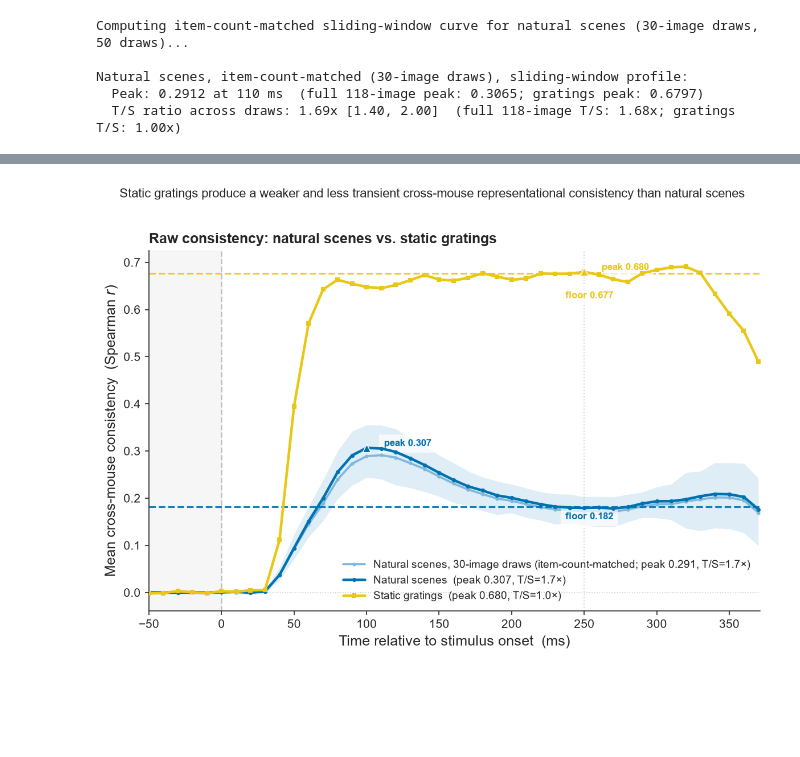
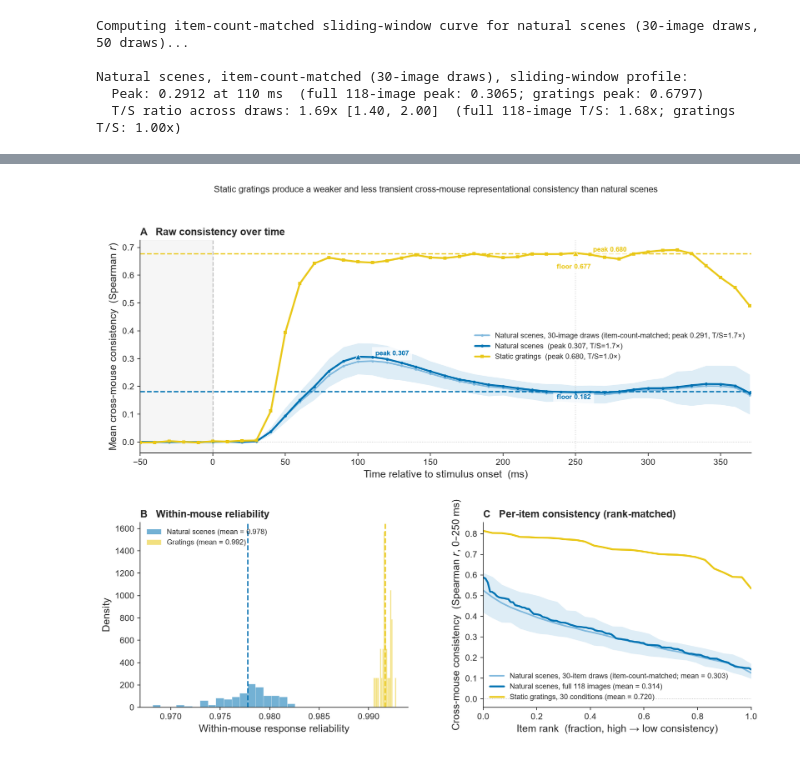
Before and after one commit to Jana-HQ/cross-mouse-v1-rsa, a Jupyter notebook: src/part8_gratings_vs_natural_scenes.ipynb, the cells around one changed output, grey strips where cells are left out. Cells and saved outputs as stored; diff of their text form; code cells hidden in the pictures; blank space fills up the shorter version.

Commit message:
updated part 8

```diff
--- a/src/part8_gratings_vs_natural_scenes.ipynb
+++ b/src/part8_gratings_vs_natural_scenes.ipynb
@@ -96,7 +96,12 @@ baseline_ns        = float(p3['baseline'])
 sustained_floor_ns = float(p3['sustained_floor'])
 
 p1 = np.load(OUTPUTS_DIR / 'part1_outputs.npz')
-mean_nc_ns = p1['noise_ceiling'].mean()
+mean_nc_ns          = p1['noise_ceiling'].mean()
+reliability_ns      = p1['noise_ceiling'].mean(0)   # (118,) per-image, across mice
+consistency_ns_full = p1['consistency']             # (118,) fixed 0-250ms window,
+                                                     # same single-window pipeline as
+                                                     # fixed_window_consistency_gr() below
+                                                     # (Part 1 Sec 1.3)
 
 SLIDE_START_MS = int(times_ms_ns.min())
 SLIDE_END_MS   = int(times_ms_ns.max()) + 1
@@ -286,8 +328,13 @@ consistency than natural scenes.
 # %%
-fig, ax = plt.subplots(1, 1, figsize=(8, 5.5))
+fig = plt.figure(figsize=(13, 10))
+gs  = fig.add_gridspec(2, 2, height_ratios=[1.15, 1], hspace=0.35, wspace=0.28)
+ax        = fig.add_subplot(gs[0, :])
+ax_hist   = fig.add_subplot(gs[1, 0])
+ax_sorted = fig.add_subplot(gs[1, 1])
 
 text_bbox = dict(facecolor='white', alpha=0.7, edgecolor='none')
 
+# ── Panel A: sliding-window temporal profiles (top, full width) ─────────────
 def setup_time_ax(ax):
     ax.axvspan(SLIDE_START_MS, 0, color='gray', alpha=0.07)
     ax.axvline(0,   color=COL_REF, linestyle='--', linewidth=1.2, alpha=0.6)
@@ -325,7 +372,6 @@ def mark_peak_floor(ax, t, c, peak, sus, color,
             fontsize=8, color=color, fontweight='bold',
             ha='left', va='center', bbox=text_bbox)
 
-# ── Raw consistency curves ────────────────────────────────────────────────────
 setup_time_ax(ax)
 
 # Item-count-matched control (natural scenes subsampled to 30 images/draw,
@@ -349,16 +395,55 @@ mark_peak_floor(ax, times_ms_ns, mean_c_ns, peak_c_ns, sust_ns, COL_DATA)
 mark_peak_floor(ax, times_ms_gr, mean_c_gr, peak_c_gr, sust_gr, COL_GR)
 
 ax.set_ylabel('Mean cross-mouse consistency  (Spearman $r$)')
-ax.set_title('Raw consistency: natural scenes vs. static gratings',
-             loc='left', fontweight='bold', pad=6)
-ax.legend(frameon=False, fontsize=9)
+ax.set_title('A   Raw consistency over time', loc='left', fontweight='bold', pad=6)
+ax.legend(frameon=False, fontsize=8.5)
+
+# ── Panel B: within-mouse reliability, natural scenes vs. gratings ───────────
+ax_hist.hist(reliability_ns, bins=18, color=COL_DATA, alpha=0.55, density=True,
+             edgecolor='white', linewidth=0.4,
+             label=f'Natural scenes (mean = {reliability_ns.mean():.3f})')
+ax_hist.hist(mean_nc_gr, bins=18, color=COL_GR, alpha=0.55, density=True,
+             edgecolor='white', linewidth=0.4,
+             label=f'Gratings (mean = {mean_nc_gr.mean():.3f})')
+ax_hist.axvline(reliability_ns.mean(), color=COL_DATA, linestyle='--', linewidth=1.6)
+ax_hist.axvline(mean_nc_gr.mean(), color=COL_GR, linestyle='--', linewidth=1.6)
+ax_hist.set_xlabel('Within-mouse response reliability')
+ax_hist.set_ylabel('Density')
+ax_hist.set_title('B   Within-mouse reliability', loc='left', fontweight='bold', pad=6)
+ax_hist.legend(frameon=False, fontsize=8.5, loc='upper left')
+ax_hist.spines[['top', 'right']].set_visible(False)
+
+# ── Panel C: sorted per-item consistency, rank-fraction x-axis ──────────────
+sorted_ns = np.sort(consistency_ns_full)[::-1]
+sorted_gr = np.sort(c_gr_per_cond)[::-1]
+rank_frac_ns  = np.arange(len(sorted_ns)) / (len(sorted_ns) - 1)
+rank_frac_gr  = np.arange(len(sorted_gr)) / (len(sorted_gr) - 1)
+rank_frac_sub = np.arange(N_CONDITIONS) / (N_CONDITIONS - 1)
+
+ax_sorted.fill_between(rank_frac_sub, c_ns_sub_sorted_lo, c_ns_sub_sorted_hi,
+                        color=COL_SUB, alpha=0.25, linewidth=0)
+ax_sorted.plot(rank_frac_sub, c_ns_sub_sorted_mean, color=COL_SUB, linewidth=1.8,
+               label=f'Natural scenes, 30-item draws (item-count-matched; '
+                     f'mean = {c_ns_sub_sorted_mean.mean():.3f})')
+ax_sorted.plot(rank_frac_ns, sorted_ns, color=COL_DATA, linewidth=2.2,
+               label=f'Natural scenes, full 118 images (mean = {sorted_ns.mean():.3f})')
+ax_sorted.plot(rank_frac_gr, sorted_gr, color=COL_GR, linewidth=2.2,
+               label=f'Static gratings, 30 conditions (mean = {sorted_gr.mean():.3f})')
+ax_sorted.axhline(0, color='gray', linestyle=':', linewidth=0.8, alpha=0.5)
+ax_sorted.set_xlabel('Item rank  (fraction, high → low consistency)')
+ax_sorted.set_ylabel('Cross-mouse consistency  (Spearman $r$, 0–250 ms)')
+ax_sorted.set_xlim(0, 1)
+ax_sorted.set_title('C   Per-item consistency (rank-matched)', loc='left',
+                     fontweight='bold', pad=6)
+ax_sorted.legend(frameon=False, fontsize=8.5)
+ax_sorted.spines[['top', 'right']].set_visible(False)
 
 fig.suptitle('Static gratings produce a weaker and less transient '
              'cross-mouse representational consistency than natural scenes',
-             fontsize=10.5, y=1.01)
+             fontsize=10.5, y=0.97)
 
 print_figure_data(
-    'Fig. 8 — Raw consistency: natural scenes vs. static gratings',
+    'Fig. 8A — raw consistency over time: natural scenes vs. static gratings',
     times_ms_natural_scenes=times_ms_ns,
     mean_consistency_natural_scenes=mean_c_ns,
     times_ms_gratings=times_ms_gr,
@@ -379,8 +464,23 @@ print_figure_data(
     within_mouse_reliability_natural_scenes=mean_nc_ns,
     within_mouse_reliability_gratings=scalar_nc_gr,
 )
+print_figure_data(
+    'Fig. 8B — within-mouse reliability: natural scenes vs. gratings',
+    reliability_natural_scenes=reliability_ns,
+    reliability_gratings=mean_nc_gr,
+)
+print_figure_data(
+    'Fig. 8C — sorted per-item consistency (rank-matched): natural scenes vs. gratings',
+    rank_fraction_natural_scenes=rank_frac_ns,
+    consistency_natural_scenes_sorted=sorted_ns,
+    rank_fraction_gratings=rank_frac_gr,
+    consistency_gratings_sorted=sorted_gr,
+    rank_fraction_natural_scenes_item_matched=rank_frac_sub,
+    consistency_natural_scenes_item_matched_sorted_mean=c_ns_sub_sorted_mean,
+    consistency_natural_scenes_item_matched_sorted_lo=c_ns_sub_sorted_lo,
+    consistency_natural_scenes_item_matched_sorted_hi=c_ns_sub_sorted_hi,
+)
 
-plt.tight_layout()
 plt.savefig(FIGURES_DIR / 'fig8_gratings_vs_natural_scenes.png', bbox_inches='tight')
 plt.show()
 # %% [output]
@@ -404 +504 @@ shape=(43,)
-[figure, old version]
+[figure, new version]
```
Also changed, not shown: parts of 6 cells of this notebook, 4 other files.
